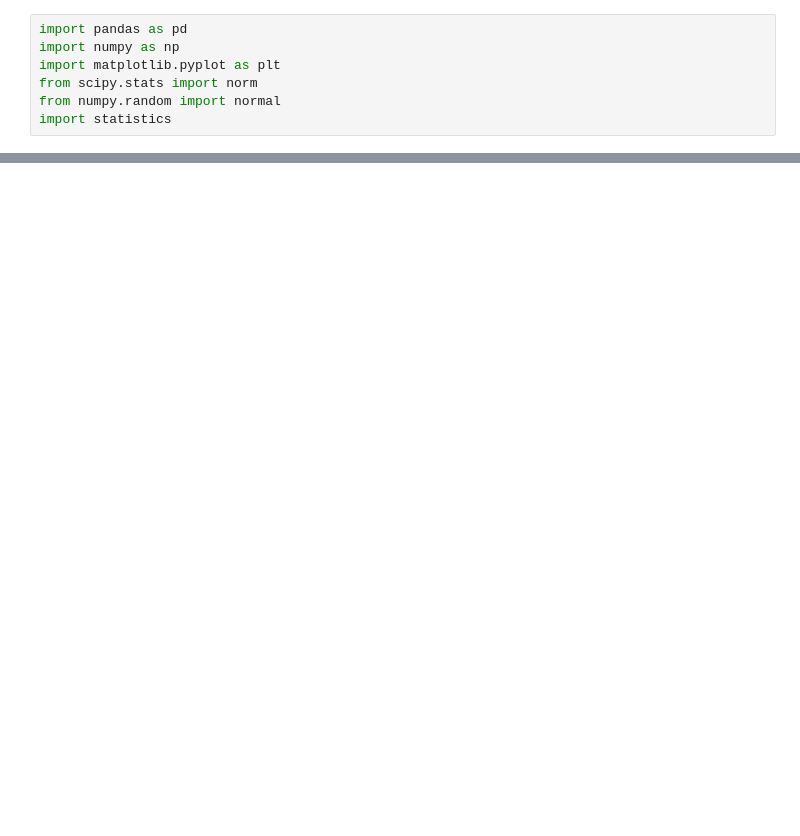
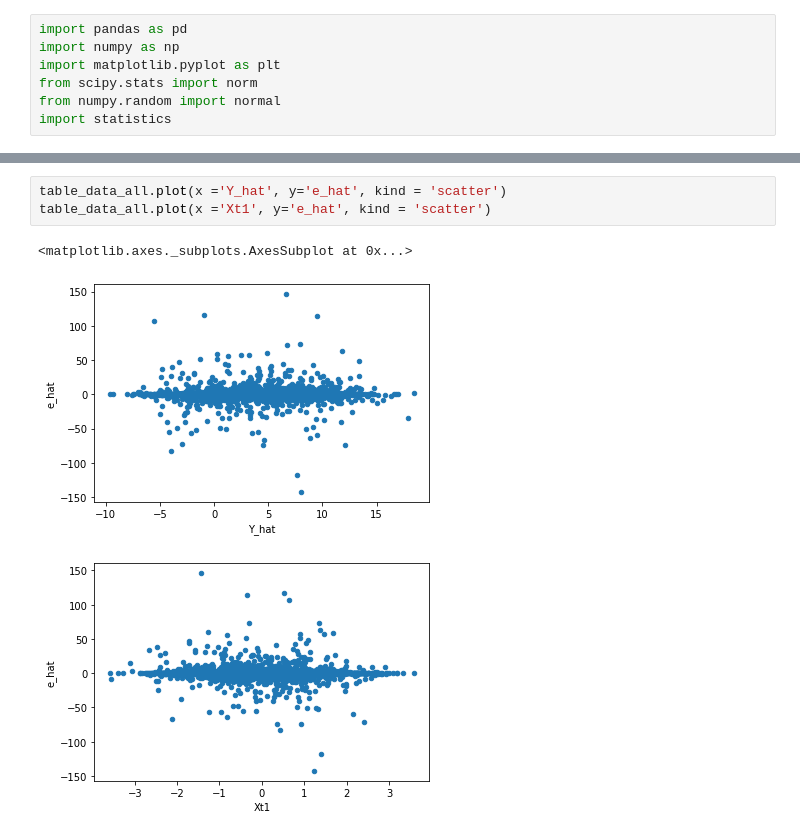
Before and after one commit to iam-fern/Research, a Jupyter notebook: sampling.ipynb, the cells around one changed output, grey strips where cells are left out. Drawn from its saved outputs; the diff is of its cells as text; blank space fills up the shorter version.

Commit message:
generate data ตามเปเปอร์ของ O.O. Alabi and others (2020)

```diff
--- a/sampling.ipynb
+++ b/sampling.ipynb
@@ -128,0 +129,7 @@ table_data_all.corr()
+# %%
+table_data_all.plot(x ='Y_hat', y='e_hat', kind = 'scatter')
+table_data_all.plot(x ='Xt1', y='e_hat', kind = 'scatter')
+# %% [output]
+<matplotlib.axes._subplots.AxesSubplot at 0x...>
+[figure, added]
+[figure, added]
```
Also changed, not shown: parts of 5 cells of this notebook.
